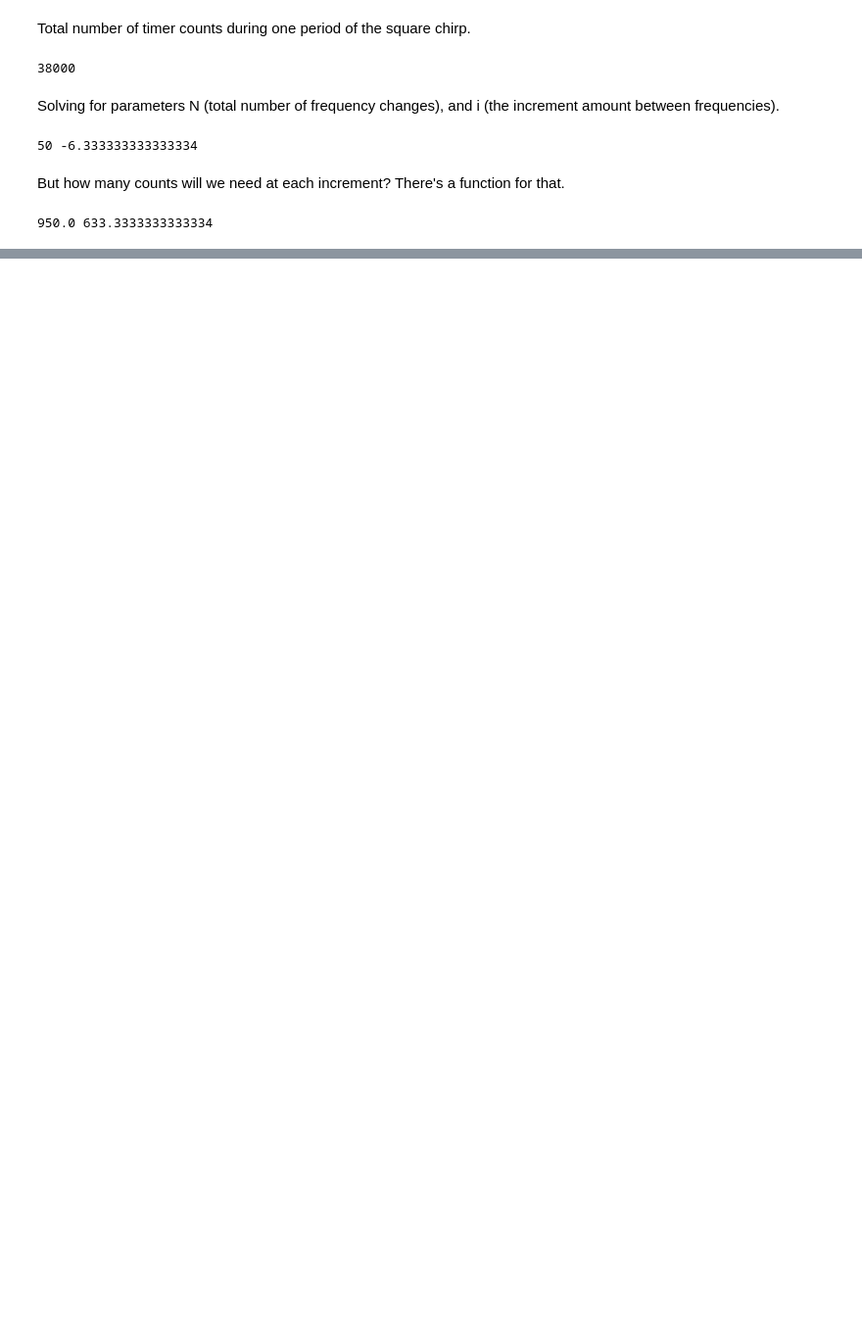
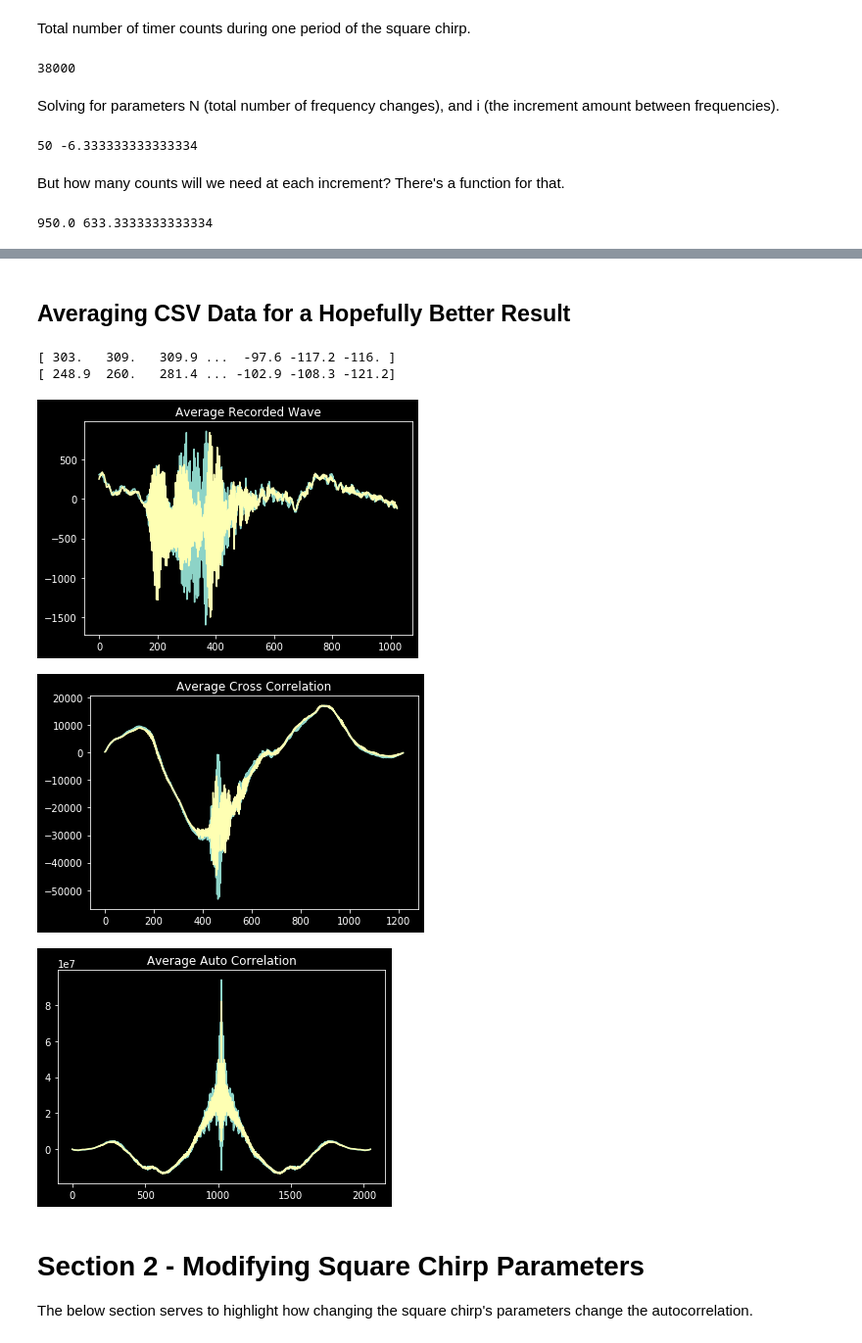
Before and after one commit to wabrams/NIST-PREP, a Jupyter notebook: generated_square_chirps.ipynb, the cells around one changed output, grey strips where cells are left out. Shown at 98% size. Drawn from its saved outputs; the diff is of its cells as text; code cells hidden in the pictures; blank space fills up the shorter version.

```diff
--- a/generated_square_chirps.ipynb
+++ b/generated_square_chirps.ipynb
@@ -246,0 +152,48 @@ print(sq_wave)
+# %% [markdown]
+## Averaging CSV Data for a Hopefully Better Result
+# %%
+reader = None
+recwaveL, recwaveR = np.zeros(1024), np.zeros(1024)
+
+with open("listen.csv", "r") as csvfile:
+    reader = csv.reader(csvfile)
+    left = True
+    for row in reader:
+        inArr = np.array(list(map(int, np.array(row))))
+        if left:
+            recwaveL = np.add(recwaveL, inArr)
+        else:
+            recwaveR = np.add(recwaveR, inArr)
+        left = not left
+
+csvfile.close()
+recwaveL /= 10
+recwaveR /= 10
+
+print(recwaveL)
+print(recwaveR)
+plt.plot(recwaveL)
+plt.plot(recwaveR)
+plt.title("Average Recorded Wave")
+plt.show()
+# plt.plot(scipy.fft.fft(recwaveL))
+# plt.plot(scipy.fft.fft(recwaveR))
+# plt.show()
+plt.plot(np.correlate(recwaveL, samp_sqwave, "full"))
+plt.plot(np.correlate(recwaveR, samp_sqwave, "full"))
+plt.title("Average Cross Correlation")
+plt.show()
+plt.plot(np.correlate(recwaveL, recwaveL, "full"))
+plt.plot(np.correlate(recwaveR, recwaveR, "full"))
+plt.title("Average Auto Correlation")
+plt.show()
+# %% [output]
+[ 303.   309.   309.9 ...  -97.6 -117.2 -116. ]
+[ 248.9  260.   281.4 ... -102.9 -108.3 -121.2]
+[figure, added]
+[figure, added]
+[figure, added]
+# %% [markdown]
+# Section 2 - Modifying Square Chirp Parameters
+
+The below section serves to highlight how changing the square chirp's parameters change the autocorrelation.
```
Also changed, not shown: parts of 23 cells of this notebook, 1 other file.
